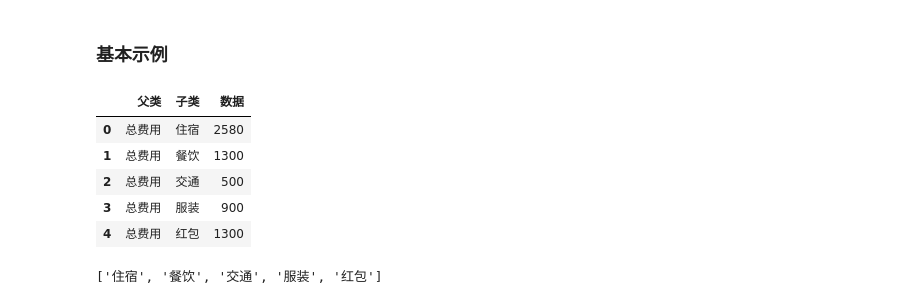
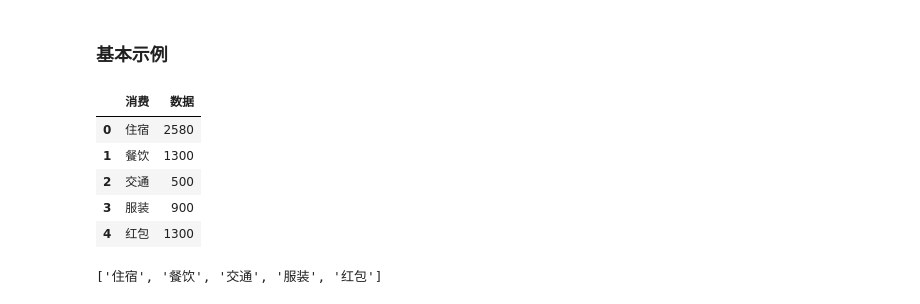
Before and after one commit to pidada/fourteen-DataVisualization-tool, a Jupyter notebook: pyecharts/pyecharts-11-饼图.ipynb, the cells around one changed output. Drawn from its saved outputs; the diff is of its cells as text; code cells hidden in the pictures.

```diff
--- a/pyecharts/pyecharts-11-饼图.ipynb
+++ b/pyecharts/pyecharts-11-饼图.ipynb
@@ -14,15 +12,16 @@ import numpy as np
 # %% [markdown]
 ### 基本示例
-# %%
-# 一份月度开支数据
-
-df = pd.read_excel("life.xlsx",sheet_name=1).head(5)
-df
-# %% [output]
-|  | 父类 | 子类 | 数据 |
-| 0 | 总费用 | 住宿 | 2580 |
-| 1 | 总费用 | 餐饮 | 1300 |
-| 2 | 总费用 | 交通 | 500 |
-| 3 | 总费用 | 服装 | 900 |
-| 4 | 总费用 | 红包 | 1300 |
+# %%
+# 生成数据
+df = pd.DataFrame({"消费":["住宿","餐饮","交通","服装","红包"],
+                   "数据":[2580,1300,500,900,1300]
+                  })
+df
+# %% [output]
+|  | 消费 | 数据 |
+| 0 | 住宿 | 2580 |
+| 1 | 餐饮 | 1300 |
+| 2 | 交通 | 500 |
+| 3 | 服装 | 900 |
+| 4 | 红包 | 1300 |
 # %%
```
Also changed, not shown: parts of 14 cells of this notebook, 7 other files.
